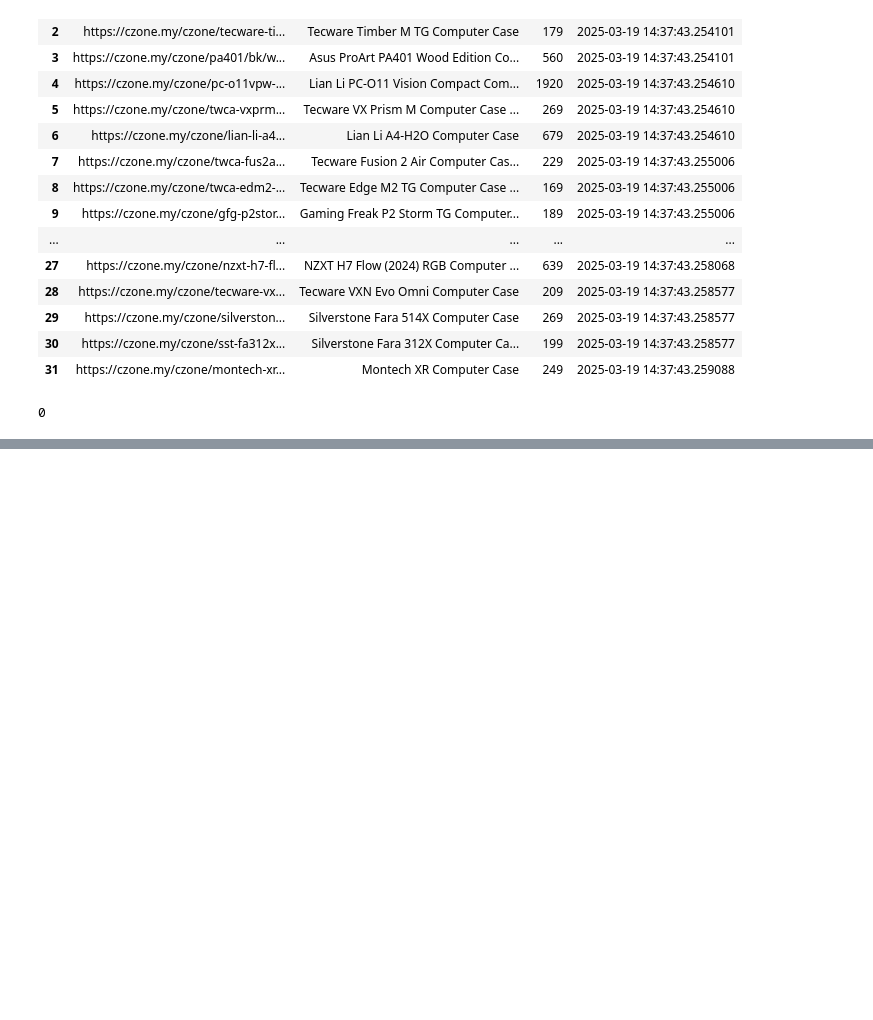
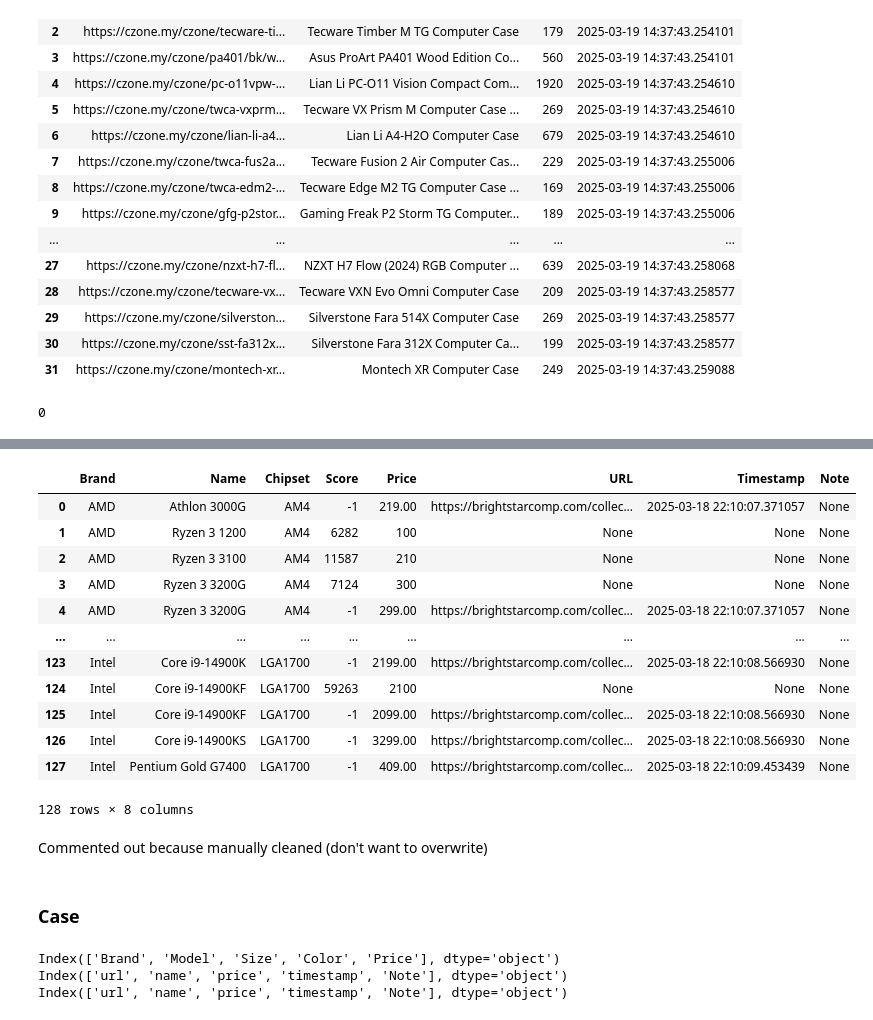
Before and after one commit to itsnotzul/Gaming-PC-Recommendation-System, a Jupyter notebook: data_scraping.ipynb, the cells around one changed output, grey strips where cells are left out. Saved outputs shown, nothing was run; the diff lists cells and outputs as text; code cells hidden in the pictures; blank space fills up the shorter version.

Commit message:
updated case & cpu data (half-cleaned)

```diff
--- a/data_scraping.ipynb
+++ b/data_scraping.ipynb
@@ -3,6 +5,8 @@ from bs4 import BeautifulSoup
 import requests
 import pandas as pd
 import datetime
+# %%
+pd.set_option('display.max_rows', 60) # Default 60, otherwise None (to see all)
 # %%
 url = 'https://brightstarcomp.com/collections/pc-components?sort_by=title-ascending&page=1&filter.v.price.gte=&filter.v.price.lte=&filter.p.product_type=Processor'
 page = requests.get(url)
@@ -219,0 +228,4 @@ df.to_csv('cpu_test.csv', index=False)
+# %%
+cpu = pd.read_csv('data/parts/CPU_Data.csv')
+bsc_cpu = pd.read_csv('data/parts/brightstarcomp/cpu.csv')
+czone_cpu = pd.read_csv('data/parts/czone/cpu-processors.csv')
@@ -219,0 +299,27 @@ df.to_csv('cpu_test.csv', index=False)
+# %%
+merged_cpu = pd.DataFrame(pd.merge(cpu, new_cpu_df, how='outer'))
+# Remove Chipset blankspace
+merged_cpu['Chipset'] = [str(chipset).replace(' ', '') for chipset in merged_cpu['Chipset']]
+# Set null score to -1
+merged_cpu['Score'] = [
+    int(score) if pd.notnull(score) else -1 for score in merged_cpu['Score']
+]
+merged_cpu['Name'] = merged_cpu['Name'].str.replace('Processor', '')
+merged_cpu = merged_cpu.where(pd.notnull(merged_cpu), None)
+display(merged_cpu)
+# %% [output]
+|  | Brand | Name | Chipset | Score | Price | URL | Timestamp | Note |
+| 0 | AMD | Athlon 3000G | AM4 | -1 | 219.00 | https://brightstarcomp.com/collec... | 2025-03-18 22:10:07.371057 | None |
+| 1 | AMD | Ryzen 3 1200 | AM4 | 6282 | 100 | None | None | None |
+| 2 | AMD | Ryzen 3 3100 | AM4 | 11587 | 210 | None | None | None |
+| 3 | AMD | Ryzen 3 3200G | AM4 | 7124 | 300 | None | None | None |
+| 4 | AMD | Ryzen 3 3200G | AM4 | -1 | 299.00 | https://brightstarcomp.com/collec... | 2025-03-18 22:10:07.371057 | None |
+| ... | ... | ... | ... | ... | ... | ... | ... | ... |
+| 123 | Intel | Core i9-14900K | LGA1700 | -1 | 2199.00 | https://brightstarcomp.com/collec... | 2025-03-18 22:10:08.566930 | None |
+| 124 | Intel | Core i9-14900KF | LGA1700 | 59263 | 2100 | None | None | None |
+| 125 | Intel | Core i9-14900KF | LGA1700 | -1 | 2099.00 | https://brightstarcomp.com/collec... | 2025-03-18 22:10:08.566930 | None |
+| 126 | Intel | Core i9-14900KS | LGA1700 | -1 | 3299.00 | https://brightstarcomp.com/collec... | 2025-03-18 22:10:08.566930 | None |
+| 127 | Intel | Pentium Gold G7400 | LGA1700 | -1 | 409.00 | https://brightstarcomp.com/collec... | 2025-03-18 22:10:09.453439 | None |
+128 rows × 8 columns
+# %% [markdown]
+Commented out because manually cleaned (don't want to overwrite)
@@ -219,0 +328,2 @@ df.to_csv('cpu_test.csv', index=False)
+# %% [markdown]
+### Case
@@ -219,0 +336,6 @@ df.to_csv('cpu_test.csv', index=False)
+# %%
+print(f'{pc_case.columns}\n{bsc_case.columns}\n{czone_case.columns}')
+# %% [output]
+Index(['Brand', 'Model', 'Size', 'Color', 'Price'], dtype='object')
+Index(['url', 'name', 'price', 'timestamp', 'Note'], dtype='object')
+Index(['url', 'name', 'price', 'timestamp', 'Note'], dtype='object')
```
Also changed, not shown: parts of 11 cells of this notebook, 3 other files.
